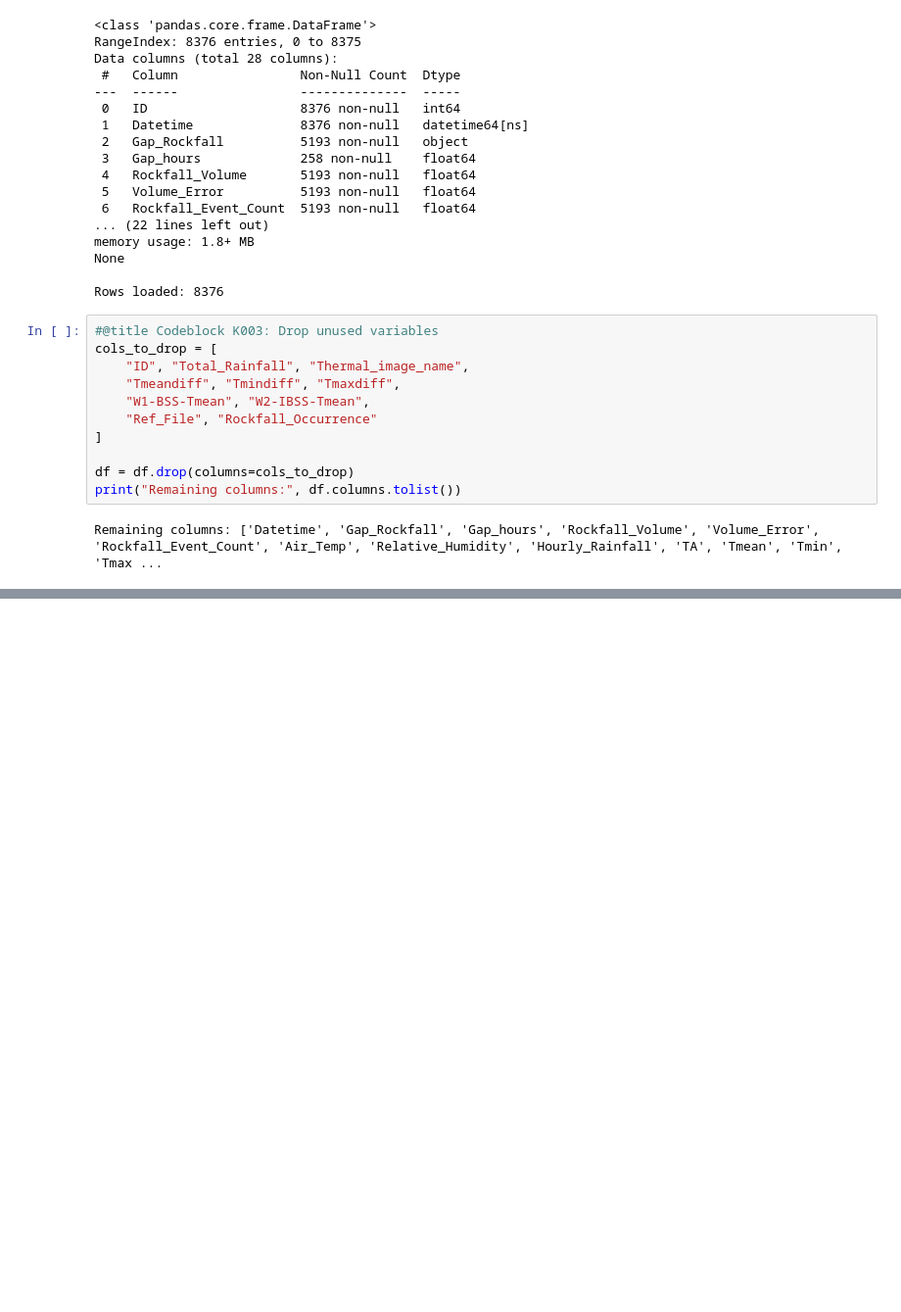
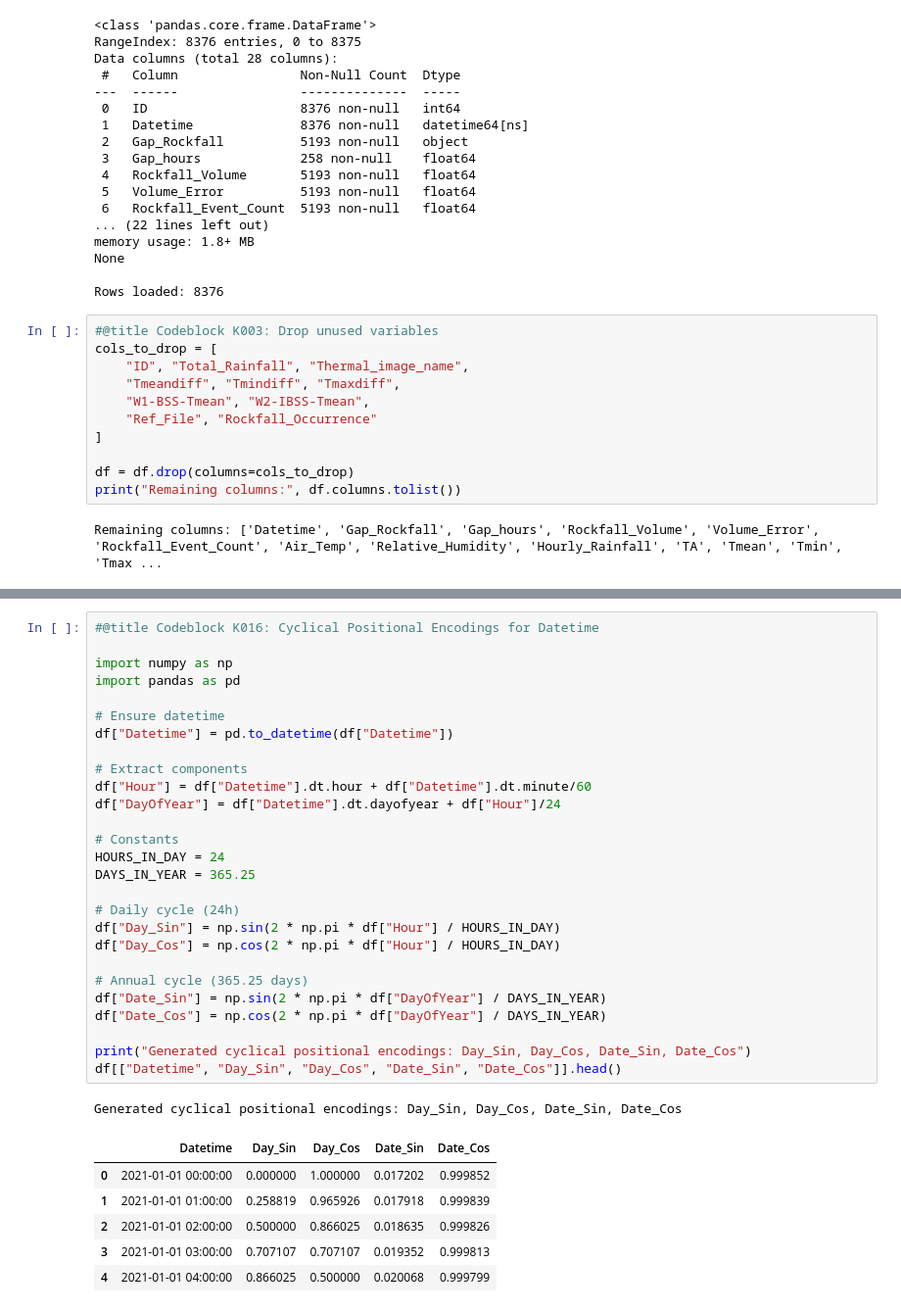
Before and after one commit to glwat/Durham_Masters, a Jupyter notebook: Missing_Data_Imputation.ipynb, the cells around one changed output, grey strips where cells are left out. Shown at 98% size. Saved outputs shown, nothing was run; the diff lists cells and outputs as text; blank space fills up the shorter version.

```diff
--- a/Missing_Data_Imputation.ipynb
+++ b/Missing_Data_Imputation.ipynb
@@ -557,0 +591,35 @@ Kalman smoothing imputation complete.
+# %%
+#@title Codeblock K016: Cyclical Positional Encodings for Datetime
+
+import numpy as np
+import pandas as pd
+
+# Ensure datetime
+df["Datetime"] = pd.to_datetime(df["Datetime"])
+
+# Extract components
+df["Hour"] = df["Datetime"].dt.hour + df["Datetime"].dt.minute/60
+df["DayOfYear"] = df["Datetime"].dt.dayofyear + df["Hour"]/24
+
+# Constants
+HOURS_IN_DAY = 24
+DAYS_IN_YEAR = 365.25
+
+# Daily cycle (24h)
+df["Day_Sin"] = np.sin(2 * np.pi * df["Hour"] / HOURS_IN_DAY)
+df["Day_Cos"] = np.cos(2 * np.pi * df["Hour"] / HOURS_IN_DAY)
+
+# Annual cycle (365.25 days)
+df["Date_Sin"] = np.sin(2 * np.pi * df["DayOfYear"] / DAYS_IN_YEAR)
+df["Date_Cos"] = np.cos(2 * np.pi * df["DayOfYear"] / DAYS_IN_YEAR)
+
+print("Generated cyclical positional encodings: Day_Sin, Day_Cos, Date_Sin, Date_Cos")
+df[["Datetime", "Day_Sin", "Day_Cos", "Date_Sin", "Date_Cos"]].head()
+# %% [output]
+Generated cyclical positional encodings: Day_Sin, Day_Cos, Date_Sin, Date_Cos
+|  | Datetime | Day_Sin | Day_Cos | Date_Sin | Date_Cos |
+| 0 | 2021-01-01 00:00:00 | 0.000000 | 1.000000 | 0.017202 | 0.999852 |
+| 1 | 2021-01-01 01:00:00 | 0.258819 | 0.965926 | 0.017918 | 0.999839 |
+| 2 | 2021-01-01 02:00:00 | 0.500000 | 0.866025 | 0.018635 | 0.999826 |
+| 3 | 2021-01-01 03:00:00 | 0.707107 | 0.707107 | 0.019352 | 0.999813 |
+| 4 | 2021-01-01 04:00:00 | 0.866025 | 0.500000 | 0.020068 | 0.999799 |
```
Also changed, not shown: parts of 21 cells of this notebook.
